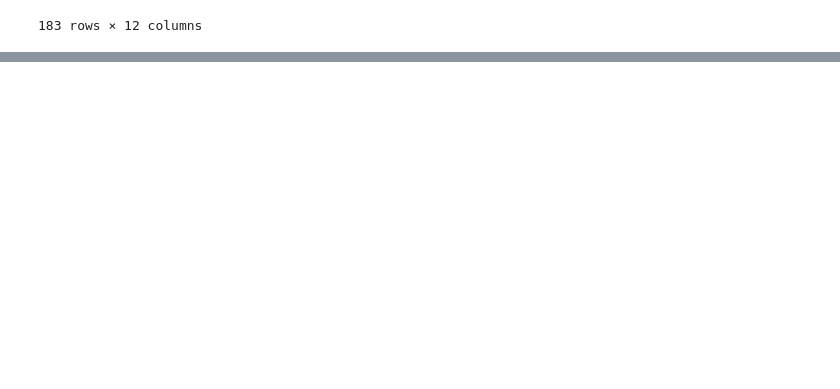
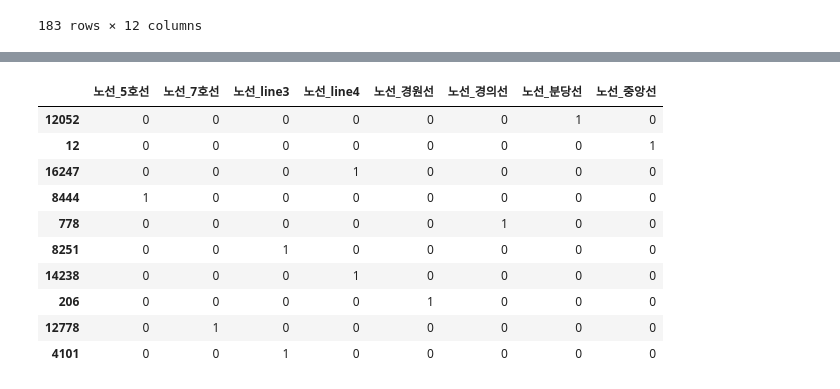
Before and after one commit to bhjin97/hipython_rep, a Jupyter notebook: 16. 데이터전처리2.ipynb, the cells around one changed output, grey strips where cells are left out. Drawn from its saved outputs; the diff is of its cells as text; code cells hidden in the pictures; blank space fills up the shorter version.

```diff
--- a/16. 데이터전처리2.ipynb
+++ b/16. 데이터전처리2.ipynb
@@ -423,0 +579,5 @@ Name: Age, Length: 891, dtype: float64
+# %%
+#등록일자 칼럼을 삭제하세요
+mdfc=mdf.copy()
+mdfc.drop('등록일자',axis=1,inplace=True)
+mdfc
@@ -423,0 +598,4 @@ Name: Age, Length: 891, dtype: float64
+# %%
+#'승차총승객수’와 ‘하차총승객수’ 컬럼의 차이를 계산한 ‘승하차총승객수차이’ 컬럼을 생성하세요.
+mdfc['승하차총승객수차이']=mdfc['승차총승객수']-mdfc['하차총승객수']
+mdfc
@@ -423,0 +623,5 @@ Name: Age, Length: 891, dtype: float64
+# %%
+# 전체 중 10개의 아이템을 샘플링해서 데이터프레임을 생성하세요.
+#.sample()
+sample_mdfc=mdfc.sample(n=10)
+sample_mdfc
@@ -423,0 +640,3 @@ Name: Age, Length: 891, dtype: float64
+# %%
+#sample_df의 ‘노선명’ 컬럼의 값이 1호선, 2호선, 3호선 4호선을 영어(line1, line2, line3, line4)로 변경하세요
+sample_mdfc['노선명']=sample_mdfc['노선명'].replace({'1호선':'line1','2호선':'line2','3호선':'line3','4호선':'line4'})
@@ -423,0 +722,16 @@ Name: Age, Length: 891, dtype: float64
+# %%
+dummies = pd.get_dummies(sample_mdfc['노선명'], prefix='노선')
+dummies
+dummies.astype(int)
+# %% [output]
+|  | 노선_5호선 | 노선_7호선 | 노선_line3 | 노선_line4 | 노선_경원선 | 노선_경의선 | 노선_분당선 | 노선_중앙선 |
+| 12052 | 0 | 0 | 0 | 0 | 0 | 0 | 1 | 0 |
+| 12 | 0 | 0 | 0 | 0 | 0 | 0 | 0 | 1 |
+| 16247 | 0 | 0 | 0 | 1 | 0 | 0 | 0 | 0 |
+| 8444 | 1 | 0 | 0 | 0 | 0 | 0 | 0 | 0 |
+| 778 | 0 | 0 | 0 | 0 | 0 | 1 | 0 | 0 |
+| 8251 | 0 | 0 | 1 | 0 | 0 | 0 | 0 | 0 |
+| 14238 | 0 | 0 | 0 | 1 | 0 | 0 | 0 | 0 |
+| 206 | 0 | 0 | 0 | 0 | 1 | 0 | 0 | 0 |
+| 12778 | 0 | 1 | 0 | 0 | 0 | 0 | 0 | 0 |
+| 4101 | 0 | 0 | 1 | 0 | 0 | 0 | 0 | 0 |
```
Also changed, not shown: parts of 32 cells of this notebook, 1 other file.
